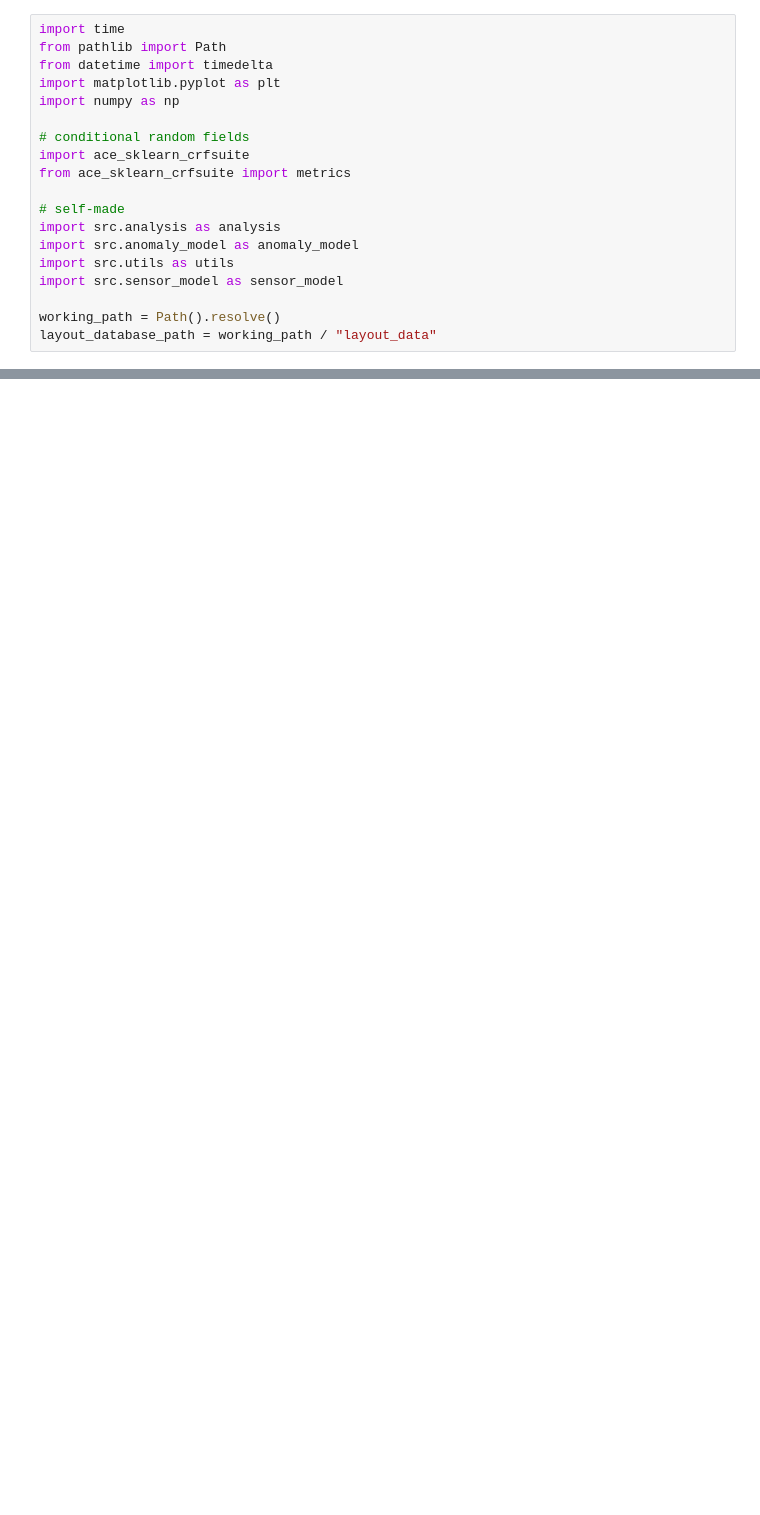
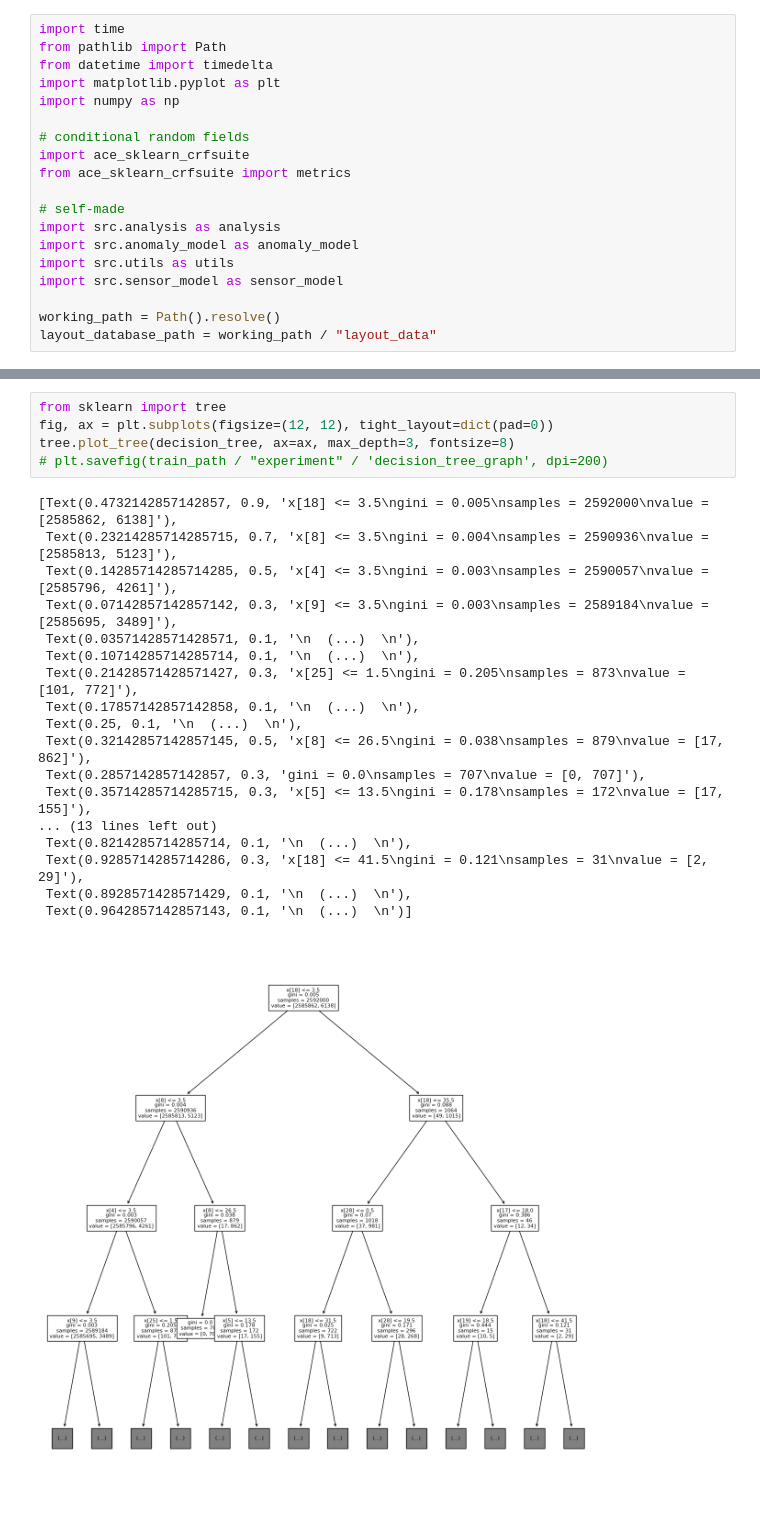
Before and after one commit to tanakai0/SensorDataSimulator, a Jupyter notebook: temp.ipynb, the cells around one changed output, grey strips where cells are left out. Saved outputs shown, nothing was run; the diff lists cells and outputs as text; blank space fills up the shorter version.

```diff
--- a/temp.ipynb
+++ b/temp.ipynb
@@ -393,3 +424,27 @@ test_path = layout_database_path / "test_layout" / "test_data_5"
+# %%
+from sklearn import tree
+fig, ax = plt.subplots(figsize=(12, 12), tight_layout=dict(pad=0))
+tree.plot_tree(decision_tree, ax=ax, max_depth=3, fontsize=8)
+# plt.savefig(train_path / "experiment" / 'decision_tree_graph', dpi=200)
+# %% [output]
+[Text(0.4732142857142857, 0.9, 'x[18] <= 3.5\ngini = 0.005\nsamples = 2592000\nvalue = [2585862, 6138]'),
+ Text(0.23214285714285715, 0.7, 'x[8] <= 3.5\ngini = 0.004\nsamples = 2590936\nvalue = [2585813, 5123]'),
+ Text(0.14285714285714285, 0.5, 'x[4] <= 3.5\ngini = 0.003\nsamples = 2590057\nvalue = [2585796, 4261]'),
+ Text(0.07142857142857142, 0.3, 'x[9] <= 3.5\ngini = 0.003\nsamples = 2589184\nvalue = [2585695, 3489]'),
+ Text(0.03571428571428571, 0.1, '\n  (...)  \n'),
+ Text(0.10714285714285714, 0.1, '\n  (...)  \n'),
+ Text(0.21428571428571427, 0.3, 'x[25] <= 1.5\ngini = 0.205\nsamples = 873\nvalue = [101, 772]'),
+ Text(0.17857142857142858, 0.1, '\n  (...)  \n'),
+ Text(0.25, 0.1, '\n  (...)  \n'),
+ Text(0.32142857142857145, 0.5, 'x[8] <= 26.5\ngini = 0.038\nsamples = 879\nvalue = [17, 862]'),
+ Text(0.2857142857142857, 0.3, 'gini = 0.0\nsamples = 707\nvalue = [0, 707]'),
+ Text(0.35714285714285715, 0.3, 'x[5] <= 13.5\ngini = 0.178\nsamples = 172\nvalue = [17, 155]'),
+... (13 lines left out)
+ Text(0.8214285714285714, 0.1, '\n  (...)  \n'),
+ Text(0.9285714285714286, 0.3, 'x[18] <= 41.5\ngini = 0.121\nsamples = 31\nvalue = [2, 29]'),
+ Text(0.8928571428571429, 0.1, '\n  (...)  \n'),
+ Text(0.9642857142857143, 0.1, '\n  (...)  \n')]
+[figure, added]
 # %%
 end = 9*360*24*60*60
 start = end - 3*30*24*60*60
```
Also changed, not shown: parts of 8 cells of this notebook, 2 other files.
